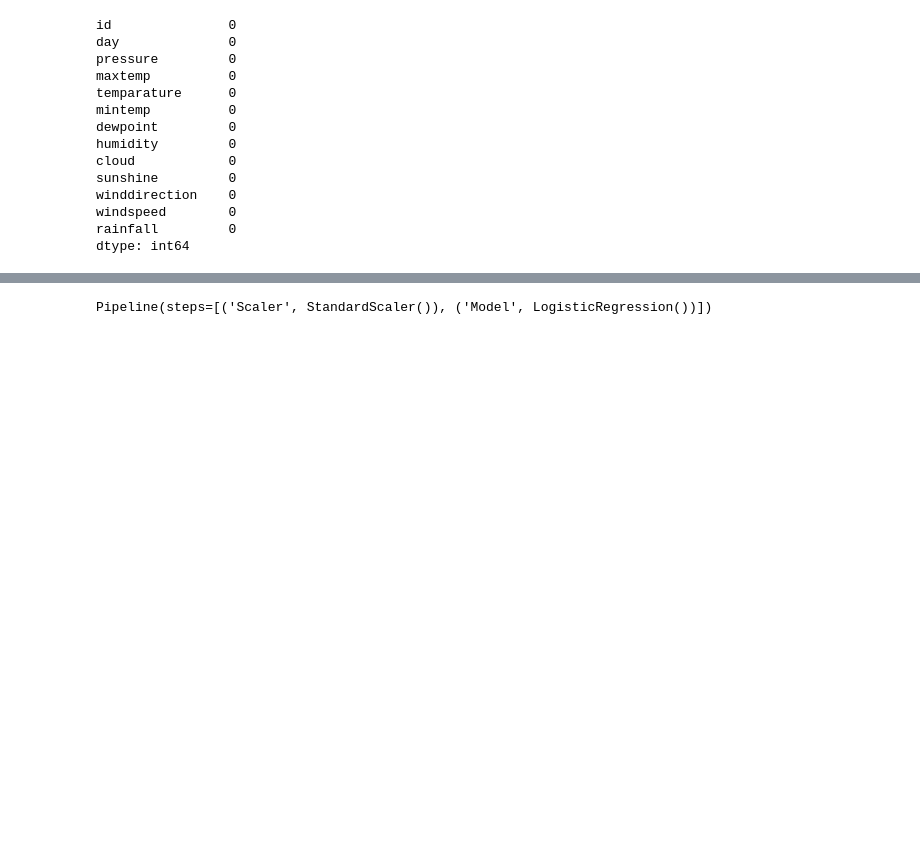
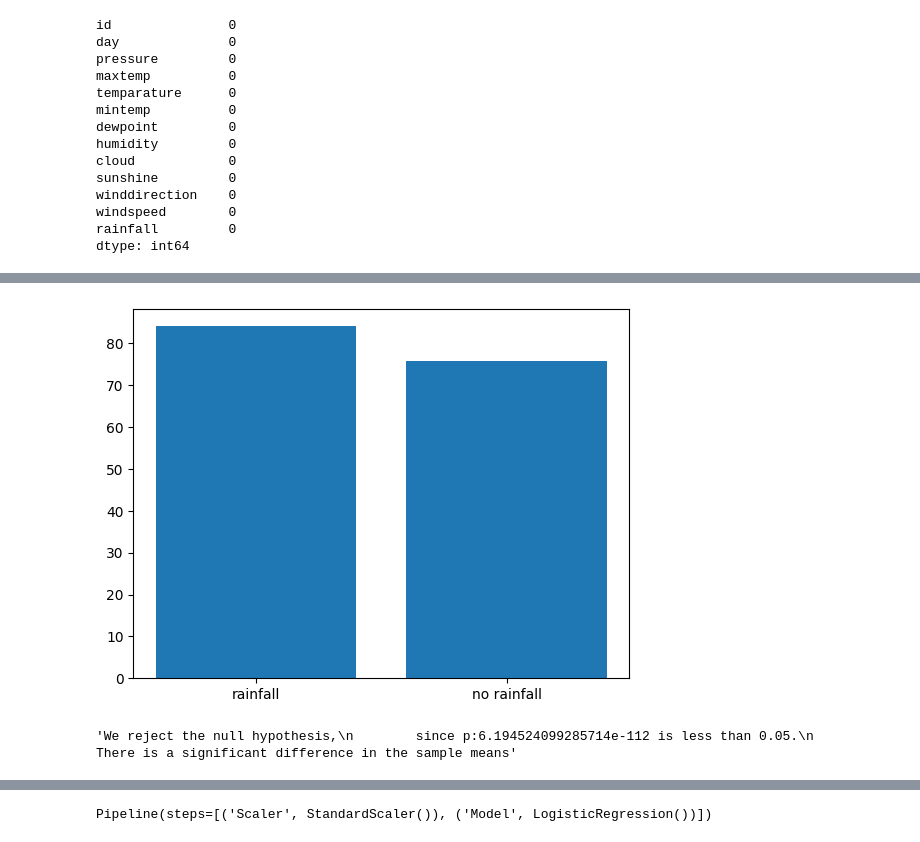
Before and after one commit to Seryabiz/PHASE_5_CAPSTONE_PROJECT, a Jupyter notebook: Notebooks/Rawlings.ipynb, the cells around one changed output, grey strips where cells are left out. Drawn from its saved outputs; the diff is of its cells as text; code cells hidden in the pictures; blank space fills up the shorter version.

```diff
--- a/Notebooks/Rawlings.ipynb
+++ b/Notebooks/Rawlings.ipynb
@@ -102,0 +131,14 @@ dtype: int64
+# %%
+x = ('rainfall','no rainfall')
+y = ((df_train['humidity'][df_train['rainfall']==1].mean()),
+(df_train['humidity'][df_train['rainfall']==0].mean()))
+plt.figure()
+plt.bar(x,y);
+# %% [output]
+[figure, added]
+# %%
+ttest_results = ttest_ind((df_train['humidity'][df_train['rainfall']==1]),
+                         (df_train['humidity'][df_train['rainfall']==0]))
+Decision(ttest_results)
+# %% [output]
+'We reject the null hypothesis,\n        since p:6.194524099285714e-112 is less than 0.05.\n        There is a significant difference in the sample means'
```
Also changed, not shown: parts of 14 cells of this notebook.
